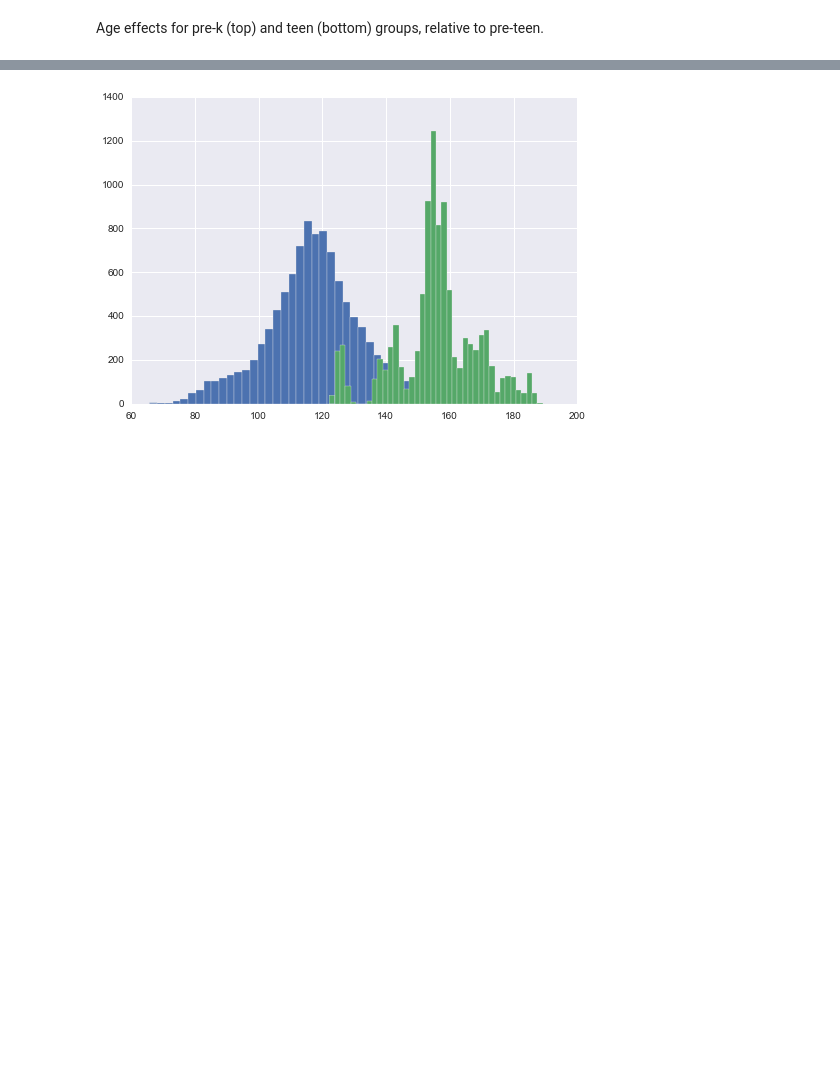
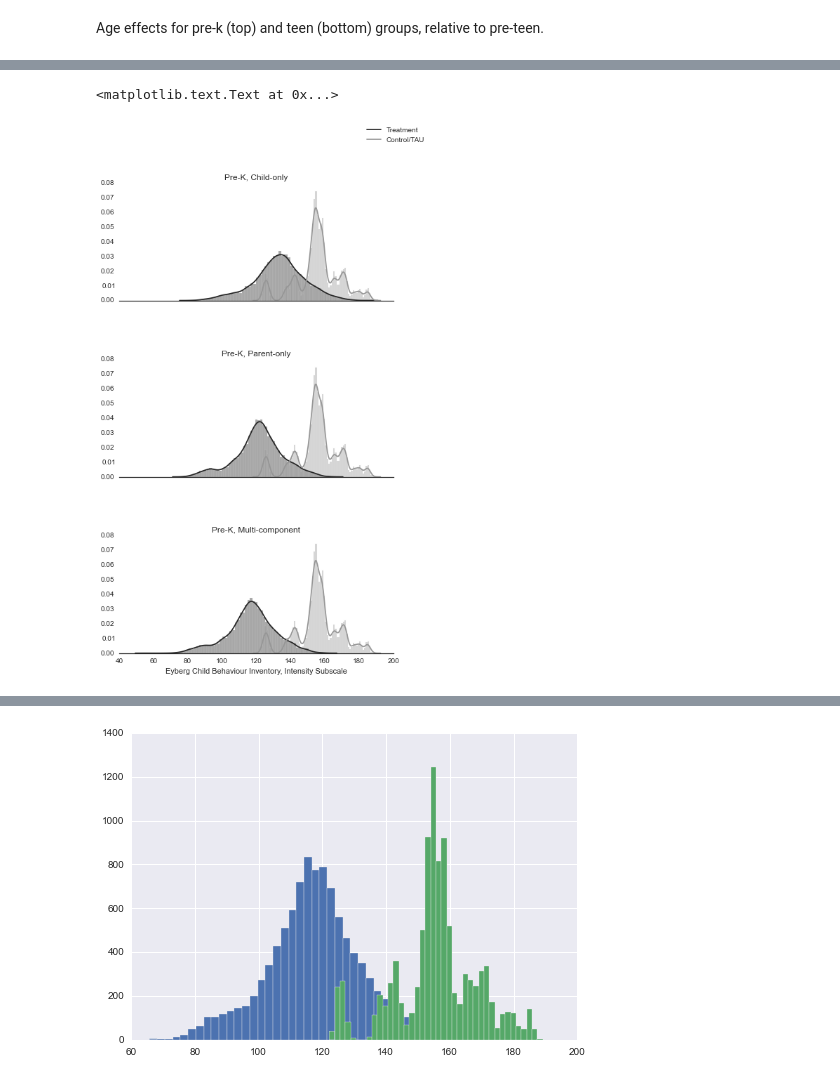
Before and after one commit to fonnesbeck/disruptive_behavior_disorder_MA, a Jupyter notebook: Disruptive Behavior Disorder Meta-analysis.ipynb, the cells around one changed output, grey strips where cells are left out. Drawn from its saved outputs; the diff is of its cells as text; code cells hidden in the pictures; blank space fills up the shorter version.

```diff
--- a/Disruptive Behavior Disorder Meta-analysis.ipynb
+++ b/Disruptive Behavior Disorder Meta-analysis.ipynb
@@ -429,7 +429,7 @@ array([[<matplotlib.axes._subplots.AxesSubplot object at 0x...>,
         <matplotlib.axes._subplots.AxesSubplot object at 0x...>]], dtype=object)
 [figure]
 # %%
-for x in unique_measures:
+for x in analysis_subset.measure_instrument.unique():
     plt.figure()
     analysis_subset[analysis_subset.measure_instrument==x].baseline_mean.plot(kind='kde', alpha=0.4, grid=False)
     analysis_subset[analysis_subset.measure_instrument==x].end_treat_mean.plot(kind='kde', alpha=0.4, grid=False)
@@ -609,3 +609,3 @@ baseline = pm.MvNormalCov('baseline', mu, T, value=[0]*k)
 # %%
-prek_multi_pred = pm.Lambda('prek_child_pred',
-                            lambda mu=baseline, a=alpha_age, b=mu_beta: mu[0] + ecbi_intensity_sd*(b[2] + a[0]) )
+prek_intensity_pred = pm.Lambda('prek_intensity_pred',
+                            lambda mu=baseline, a=alpha_age, b=mu_beta: mu[0] + ecbi_intensity_sd*(b + a[0]) )
@@ -761,2 +837,27 @@ Plotting teen_parent_pred
 # %%
-x = np.random.choice(analysis_subset[analysis_subset.measure_instrument==unique_measures[0]].baseline_mean, 10000)
+x1 = np.random.choice(analysis_subset[analysis_subset.measure_instrument==unique_measures[0]].baseline_mean, 10000)
+# %%
+sb.set(style="white", palette="muted")
+f, (ax1, ax2, ax3) = plt.subplots(3, 1, figsize=(7, 12), sharex=True)
+sb.despine(left=True)
+
+c1, p1, m1 = prek_intensity_pred.trace().T
+
+sb.distplot(x1 + c1, color='#252525', ax=ax1)
+sb.distplot(x1 + baseline.trace()[:, 0] + alpha_age.trace()[:,0], color='#969696', ax=ax1);
+ax1.set_title("Pre-K, Child-only")
+
+f.legend(ax1.lines, ['Treatment', 'Control/TAU'])
+
+sb.distplot(x1 + p1, color='#252525', ax=ax2)
+sb.distplot(x1 + baseline.trace()[:, 0] + alpha_age.trace()[:,0], color='#969696', ax=ax2);
+ax2.set_title("Pre-K, Parent-only")
+
+sb.distplot(x1 + m1, color='#252525', ax=ax3)
+sb.distplot(x1 + baseline.trace()[:, 0] + alpha_age.trace()[:,0], color='#969696', ax=ax3);
+ax3.set_title("Pre-K, Multi-component")
+
+ax3.set_xlabel(unique_measures[0])
+# %% [output]
+<matplotlib.text.Text at 0x...>
+[figure, added]
```
Also changed, not shown: parts of 38 cells of this notebook.
